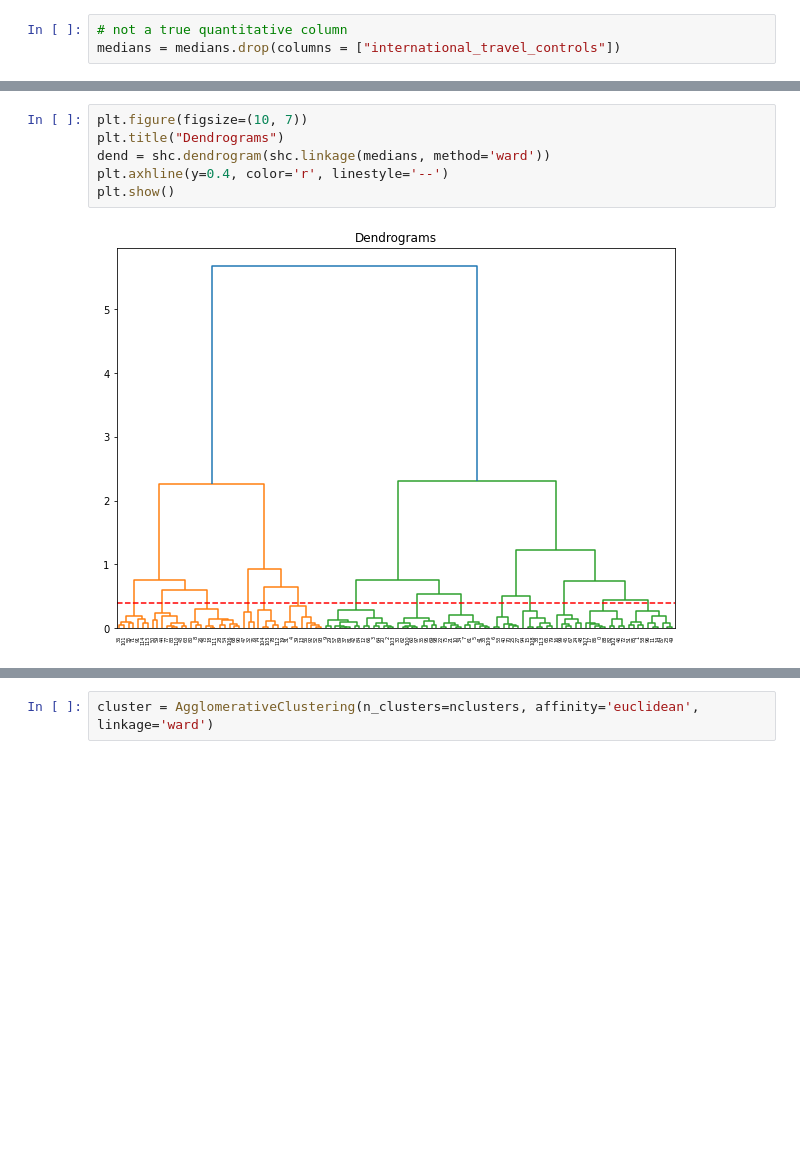
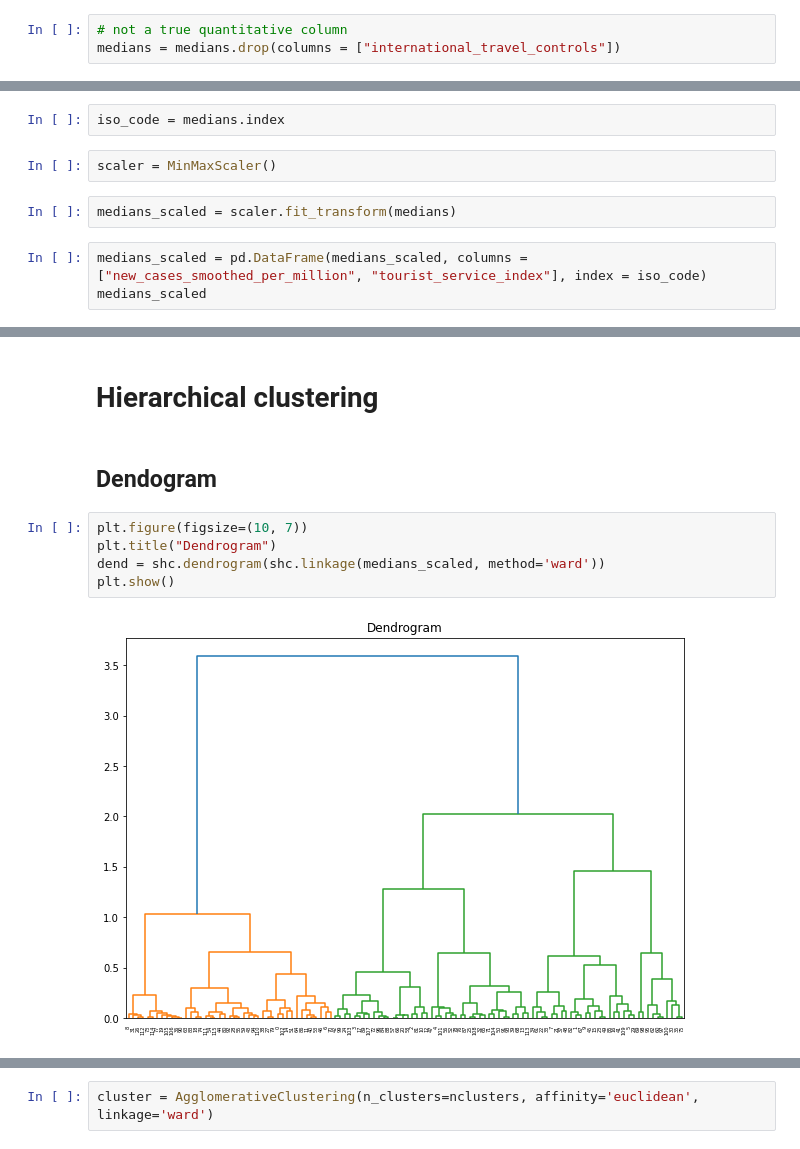
Before and after one commit to serenawatson/data3888, a Jupyter notebook: Eve_initial_variable_selection_clustering.ipynb, the cells around one changed output, grey strips where cells are left out. Drawn from its saved outputs; the diff is of its cells as text; blank space fills up the shorter version.

Commit message:
Improves hierarchical clustering (including distance measure), uses silhoutte analysis to determine optimal number of clusters

```diff
--- a/Eve_initial_variable_selection_clustering.ipynb
+++ b/Eve_initial_variable_selection_clustering.ipynb
@@ -129,0 +141,9 @@ dists = pd.DataFrame(
+# %%
+iso_code = medians.index
+# %%
+scaler = MinMaxScaler()
+# %%
+medians_scaled = scaler.fit_transform(medians)
+# %%
+medians_scaled = pd.DataFrame(medians_scaled, columns = ["new_cases_smoothed_per_million", "tourist_service_index"], index = iso_code)
+medians_scaled
@@ -130,8 +165,11 @@ dists = pd.DataFrame(
+# %% [markdown]
+# Hierarchical clustering
+# %% [markdown]
+## Dendogram
 # %%
 plt.figure(figsize=(10, 7))
-plt.title("Dendrograms")
-dend = shc.dendrogram(shc.linkage(medians, method='ward'))
-plt.axhline(y=0.4, color='r', linestyle='--')
+plt.title("Dendrogram")
+dend = shc.dendrogram(shc.linkage(medians_scaled, method='ward'))
 plt.show()
 # %% [output]
-[figure, old version]
+[figure, new version]
```
Also changed, not shown: parts of 31 cells of this notebook.
